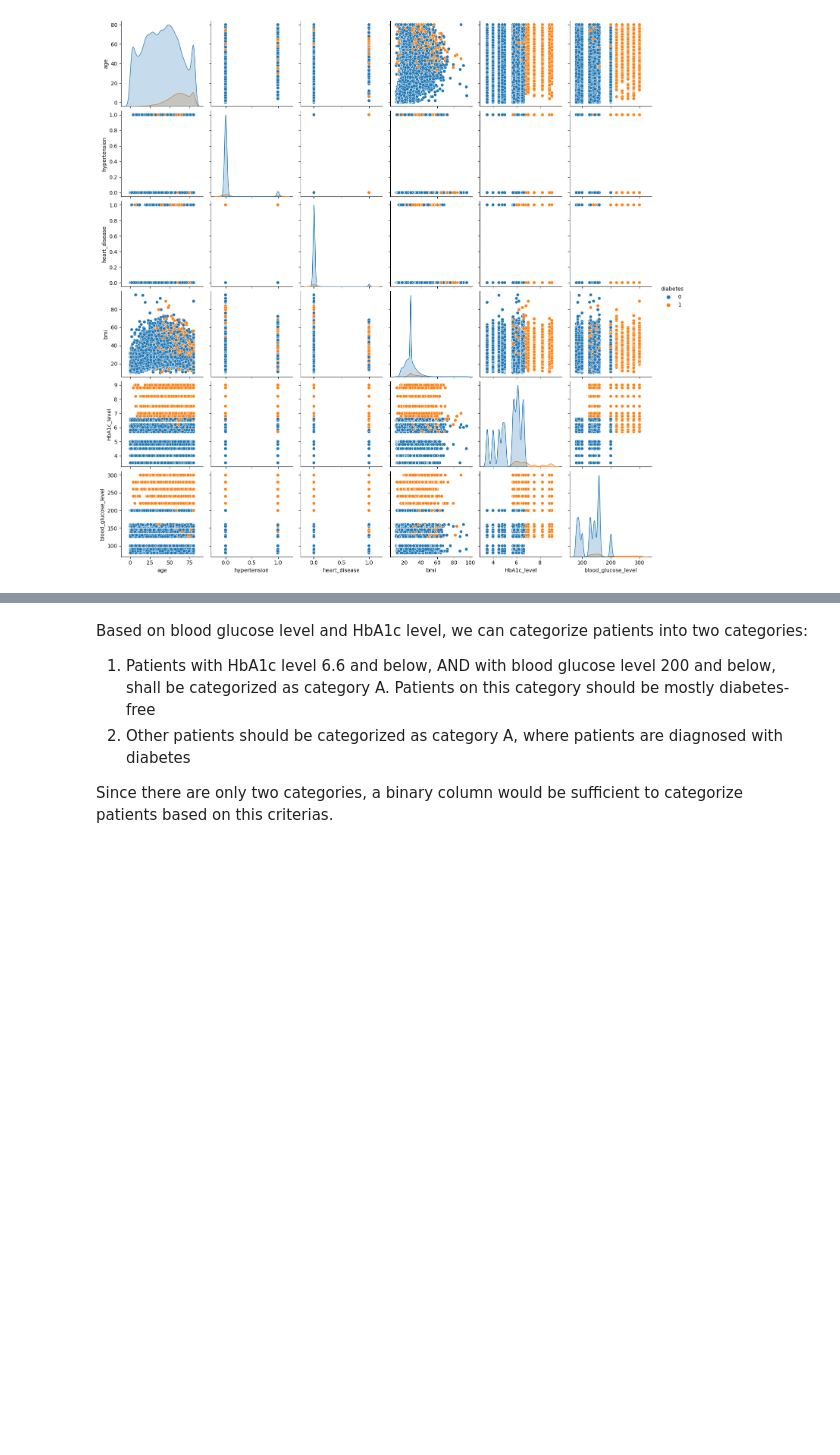
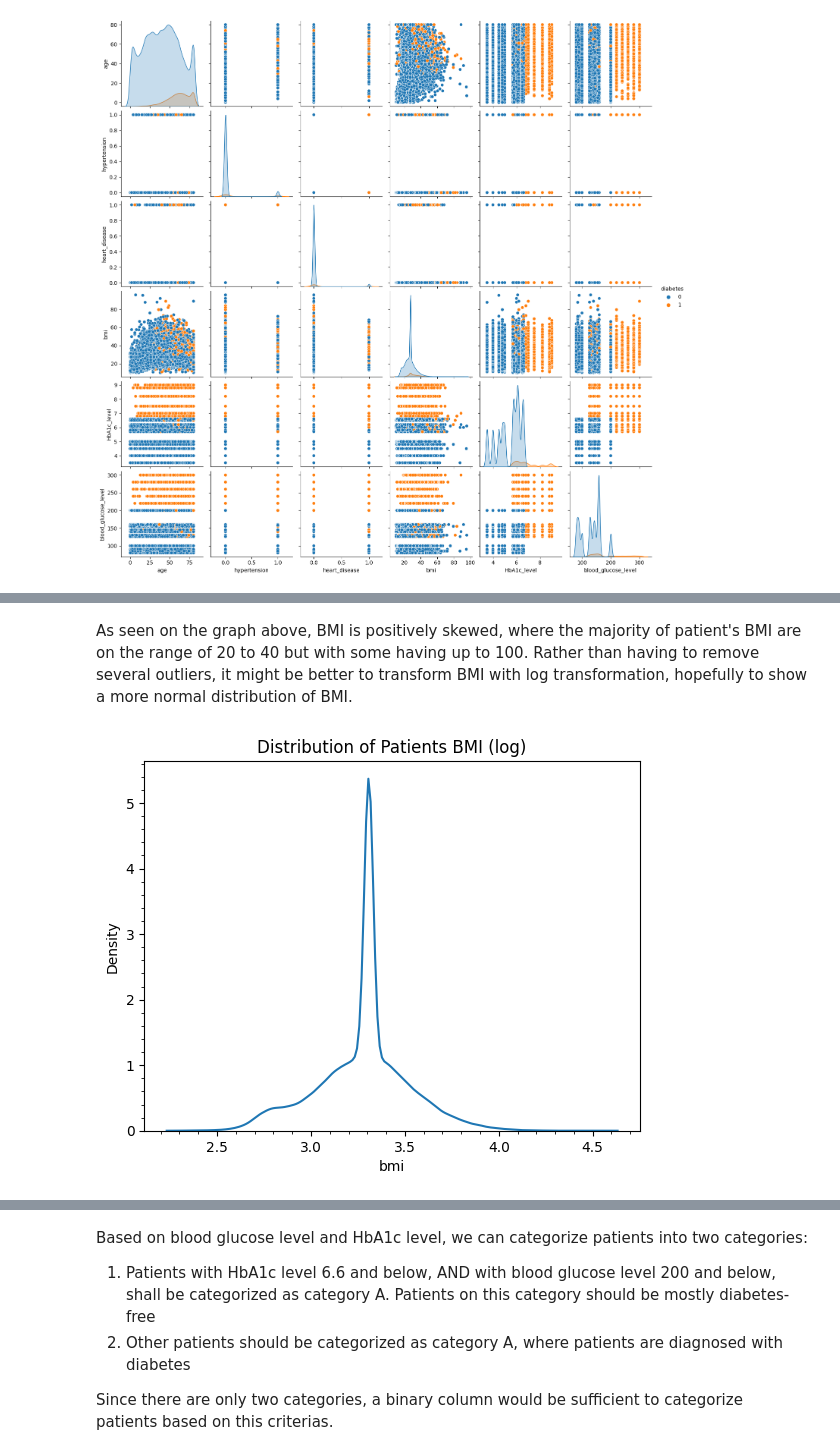
Before and after one commit to mezkymy/diabetes-prediction, a Jupyter notebook: Diabetes_Prediction.ipynb, the cells around one changed output, grey strips where cells are left out. Drawn from its saved outputs; the diff is of its cells as text; code cells hidden in the pictures; blank space fills up the shorter version.

Commit message:
added log transformer for bmi

```diff
--- a/Diabetes_Prediction.ipynb
+++ b/Diabetes_Prediction.ipynb
@@ -106,0 +118,10 @@ Based on the pair plot above, we can gather some insights visually:
+# %% [markdown]
+As seen on the graph above, BMI is positively skewed, where the majority of patient's BMI are on the range of 20 to 40 but with some having up to 100. Rather than having to remove several outliers, it might be better to transform BMI with log transformation, hopefully to show a more normal distribution of BMI.
+# %%
+# try to plot log of BMI
+sns.kdeplot(data=df, x=np.log(df['bmi'])).set(title="Distribution of Patients BMI (log)")
+
+plt.minorticks_on()
+plt.show()
+# %% [output]
+[figure, added]
```
Also changed, not shown: parts of 16 cells of this notebook.
